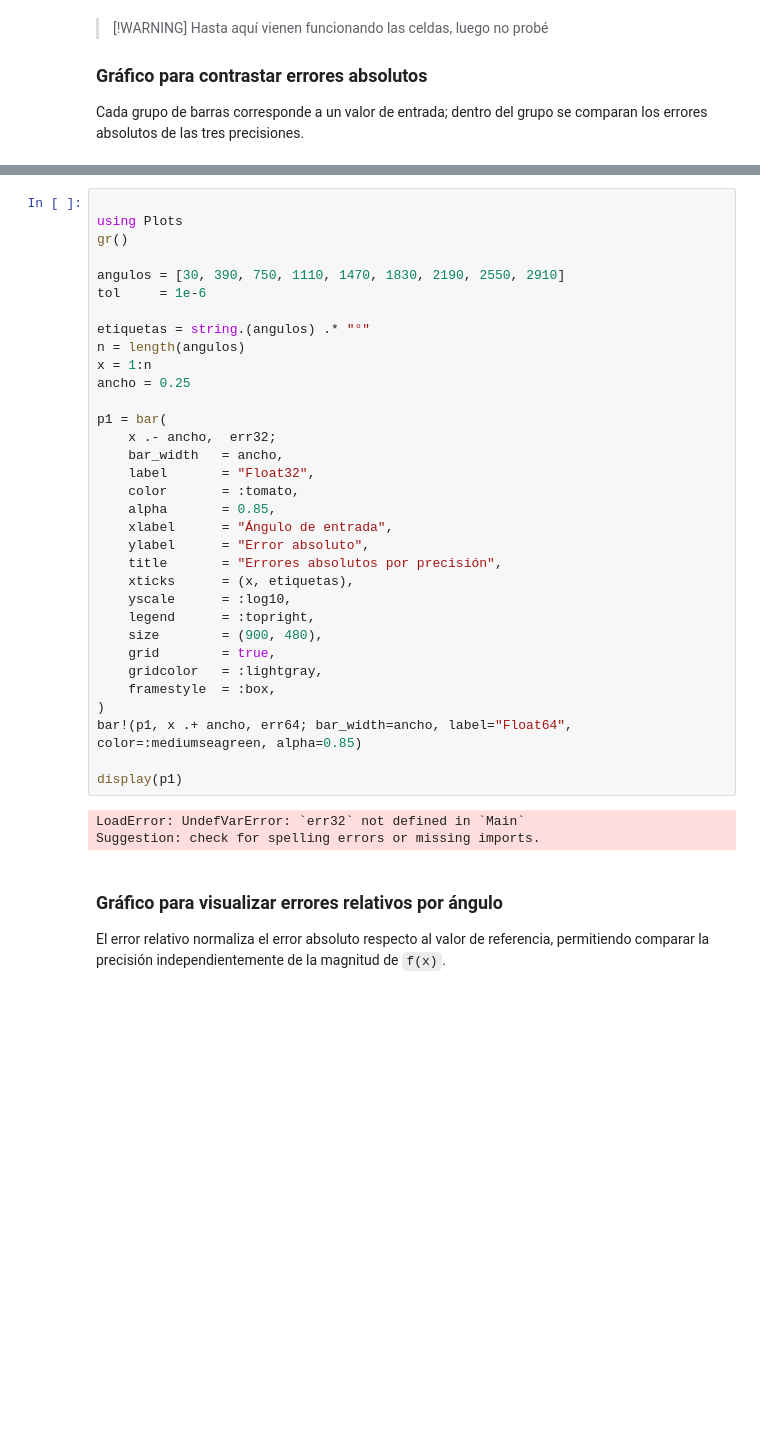
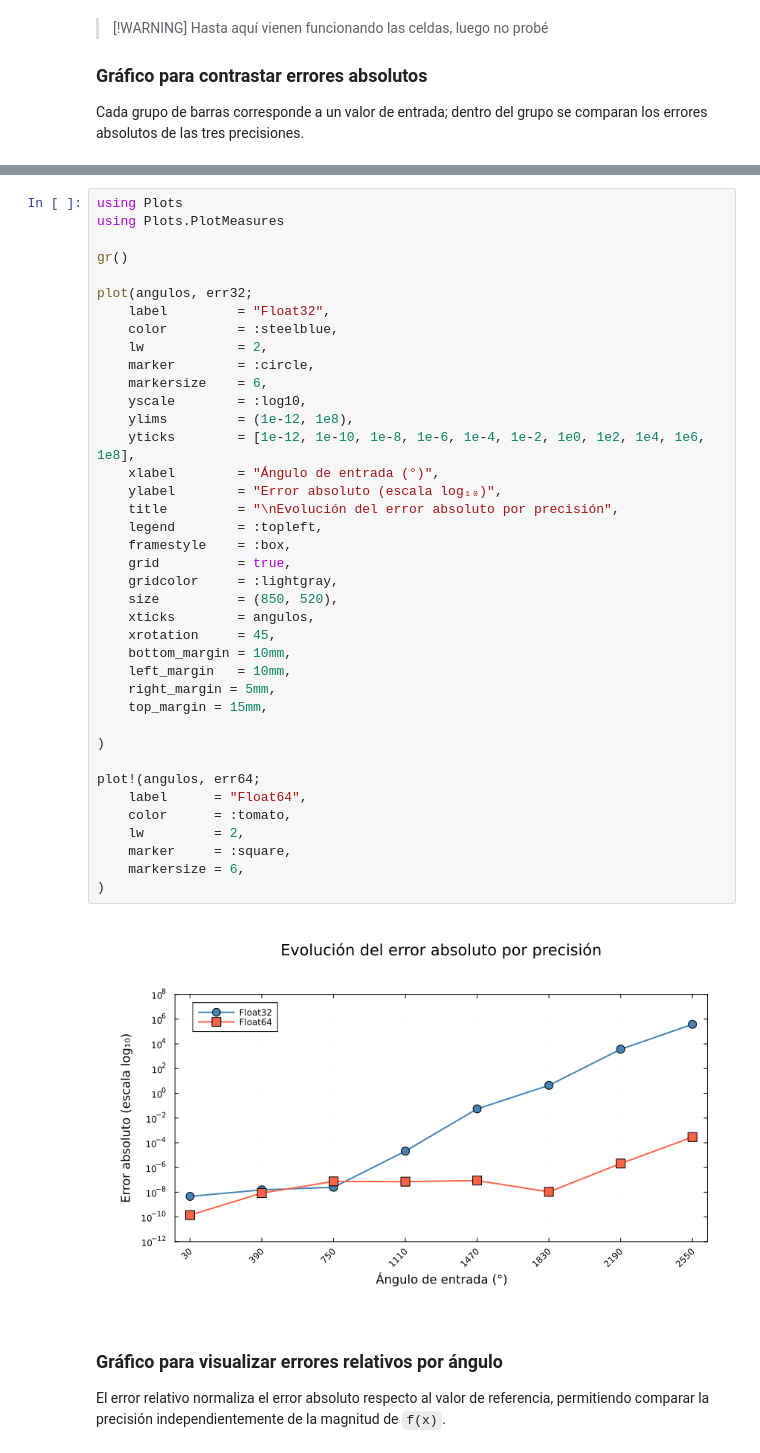
Before and after one commit to AndreaFigueroaR/comparison-of-precisions, a Jupyter notebook: Aproximaciones_seno.ipynb, the cells around one changed output, grey strips where cells are left out. Cells and saved outputs as stored; diff of their text form; blank space fills up the shorter version.

Commit message:
feat: agrego gráfico que permita visualizar los errores absolutos

```diff
--- a/Aproximaciones_seno.ipynb
+++ b/Aproximaciones_seno.ipynb
@@ -223,41 +206,46 @@ Pkg.status("Plots")
 Status `~/.julia/environments/v1.12/Project.toml`
   [91a5bcdd] Plots v1.41.6
 # %%
+using Plots
+using Plots.PlotMeasures
 
-using Plots
 gr()
 
-angulos = [30, 390, 750, 1110, 1470, 1830, 2190, 2550, 2910]
-tol     = 1e-6
+plot(angulos, err32;
+    label         = "Float32",
+    color         = :steelblue,
+    lw            = 2,
+    marker        = :circle,
+    markersize    = 6,
+    yscale        = :log10,
+    ylims         = (1e-12, 1e8),
+    yticks        = [1e-12, 1e-10, 1e-8, 1e-6, 1e-4, 1e-2, 1e0, 1e2, 1e4, 1e6, 1e8],
+    xlabel        = "Ángulo de entrada (°)",
+    ylabel        = "Error absoluto (escala log₁₀)",
+    title         = "\nEvolución del error absoluto por precisión",
+    legend        = :topleft,
+    framestyle    = :box,
+    grid          = true,
+    gridcolor     = :lightgray,
+    size          = (850, 520),
+    xticks        = angulos,
+    xrotation     = 45,
+    bottom_margin = 10mm,
+    left_margin   = 10mm,
+    right_margin = 5mm,
+    top_margin = 15mm,
 
-etiquetas = string.(angulos) .* "°"
-n = length(angulos)
-x = 1:n
-ancho = 0.25
+)
 
-p1 = bar(
-    x .- ancho,  err32;
-    bar_width   = ancho,
-    label       = "Float32",
-    color       = :tomato,
-    alpha       = 0.85,
-    xlabel      = "Ángulo de entrada",
-    ylabel      = "Error absoluto",
-    title       = "Errores absolutos por precisión",
-    xticks      = (x, etiquetas),
-    yscale      = :log10,
-    legend      = :topright,
-    size        = (900, 480),
-    grid        = true,
-    gridcolor   = :lightgray,
-    framestyle  = :box,
+plot!(angulos, err64;
+    label      = "Float64",
+    color      = :tomato,
+    lw         = 2,
+    marker     = :square,
+    markersize = 6,
 )
-bar!(p1, x .+ ancho, err64; bar_width=ancho, label="Float64", color=:mediumseagreen, alpha=0.85)
-
-display(p1)
 # %% [output]
-LoadError: UndefVarError: `err32` not defined in `Main`
-Suggestion: check for spelling errors or missing imports.
+[figure, added]
 # %% [markdown]
 ### Gráfico para visualizar errores relativos por ángulo
 El error relativo normaliza el error absoluto respecto al valor de referencia, permitiendo comparar la precisión independientemente de la magnitud de `f(x)`.
```
Also changed, not shown: parts of 3 cells of this notebook.
